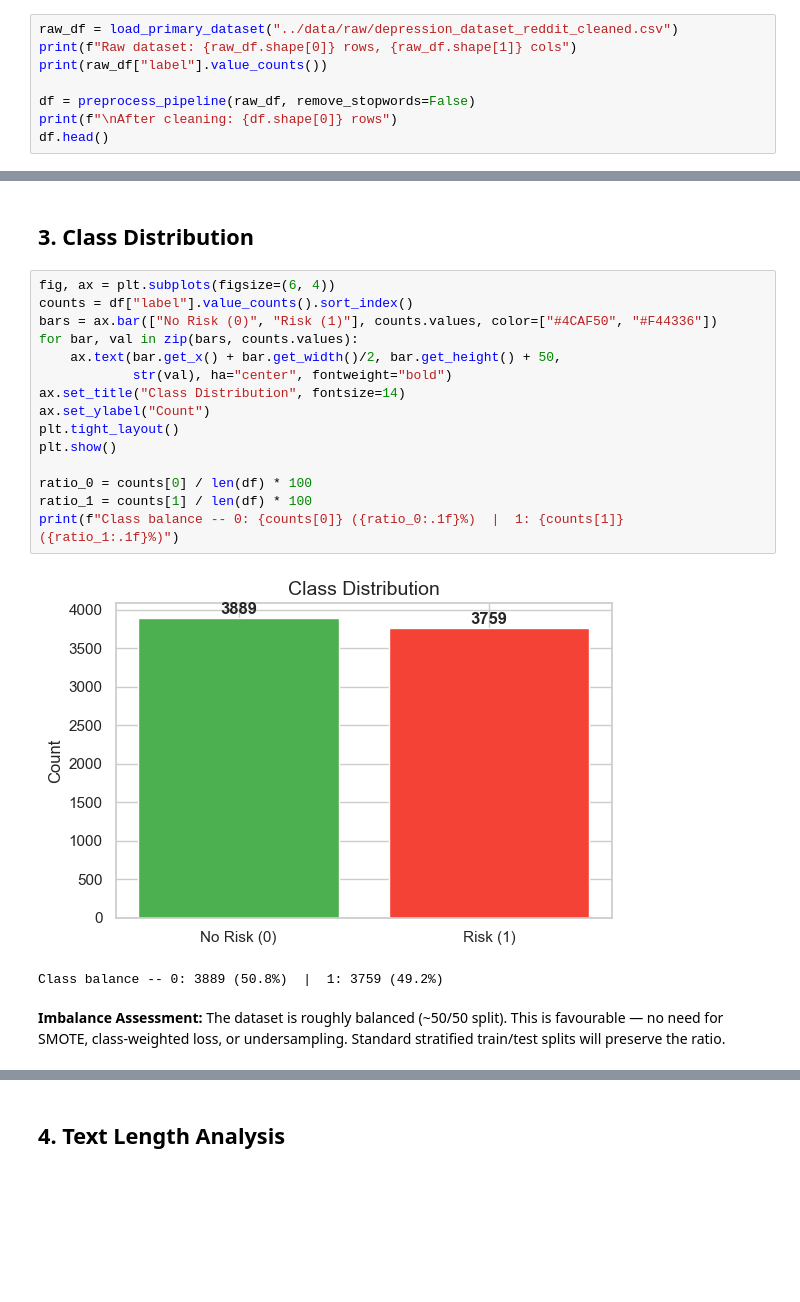
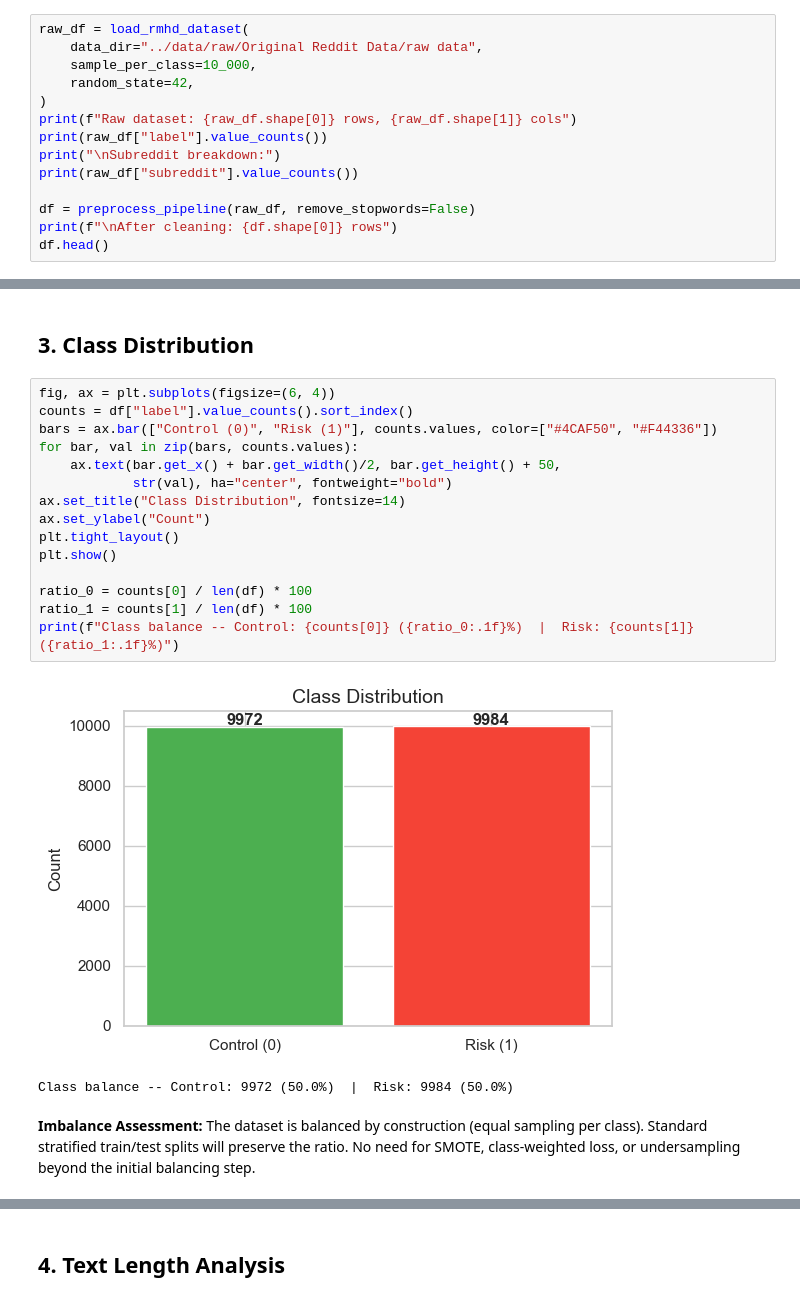
Before and after one commit to kartikshirode/MindLens-AI, a Jupyter notebook: notebooks/01_eda.ipynb, the cells around one changed output, grey strips where cells are left out. Cells and saved outputs as stored; diff of their text form; blank space fills up the shorter version.

```diff
--- a/notebooks/01_eda.ipynb
+++ b/notebooks/01_eda.ipynb
@@ -38,9 +52,15 @@ Setup done.
 # %% [markdown]
 ## 1. Load and Preprocess
 # %%
-raw_df = load_primary_dataset("../data/raw/depression_dataset_reddit_cleaned.csv")
+raw_df = load_rmhd_dataset(
+    data_dir="../data/raw/Original Reddit Data/raw data",
+    sample_per_class=10_000,
+    random_state=42,
+)
 print(f"Raw dataset: {raw_df.shape[0]} rows, {raw_df.shape[1]} cols")
 print(raw_df["label"].value_counts())
+print("\nSubreddit breakdown:")
+print(raw_df["subreddit"].value_counts())
 
 df = preprocess_pipeline(raw_df, remove_stopwords=False)
 print(f"\nAfter cleaning: {df.shape[0]} rows")
@@ -125,20 +171,20 @@ Word-count outliers (>172): 948 (12.4%) — long posts, retained
 # %%
 fig, ax = plt.subplots(figsize=(6, 4))
 counts = df["label"].value_counts().sort_index()
-bars = ax.bar(["No Risk (0)", "Risk (1)"], counts.values, color=["#4CAF50", "#F44336"])
+bars = ax.bar(["Control (0)", "Risk (1)"], counts.values, color=["#4CAF50", "#F44336"])
 for bar, val in zip(bars, counts.values):
     ax.text(bar.get_x() + bar.get_width()/2, bar.get_height() + 50,
             str(val), ha="center", fontweight="bold")
 ax.set_title("Class Distribution", fontsize=14)
 ax.set_ylabel("Count")
 plt.tight_layout()
 plt.show()
 
 ratio_0 = counts[0] / len(df) * 100
 ratio_1 = counts[1] / len(df) * 100
-print(f"Class balance -- 0: {counts[0]} ({ratio_0:.1f}%)  |  1: {counts[1]} ({ratio_1:.1f}%)")
+print(f"Class balance -- Control: {counts[0]} ({ratio_0:.1f}%)  |  Risk: {counts[1]} ({ratio_1:.1f}%)")
 # %% [output]
-[figure, old version]
+[figure, new version]
-Class balance -- 0: 3889 (50.8%)  |  1: 3759 (49.2%)
+Class balance -- Control: 9972 (50.0%)  |  Risk: 9984 (50.0%)
 # %% [markdown]
-**Imbalance Assessment:** The dataset is roughly balanced (~50/50 split). This is favourable — no need for SMOTE, class-weighted loss, or undersampling. Standard stratified train/test splits will preserve the ratio.
+**Imbalance Assessment:** The dataset is balanced by construction (equal sampling per class). Standard stratified train/test splits will preserve the ratio. No need for SMOTE, class-weighted loss, or undersampling beyond the initial balancing step.
```
Also changed, not shown: parts of 17 cells of this notebook, 10 other files.
